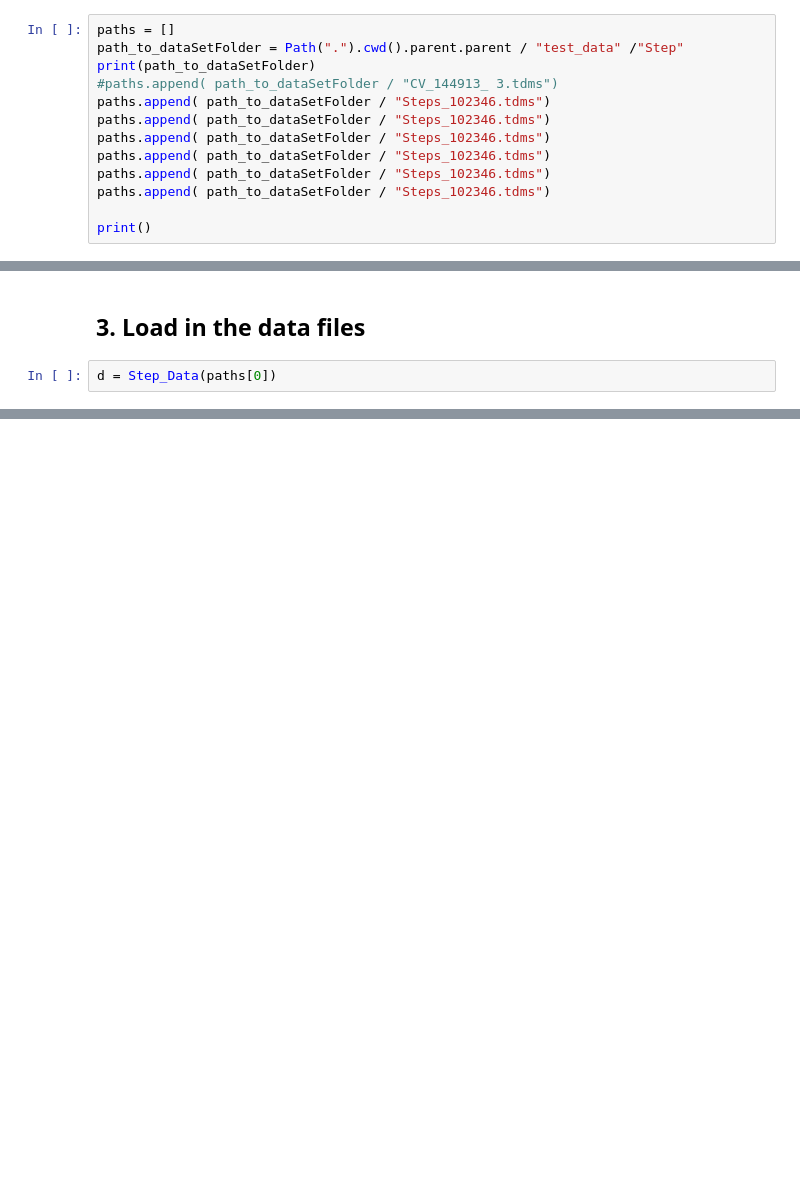
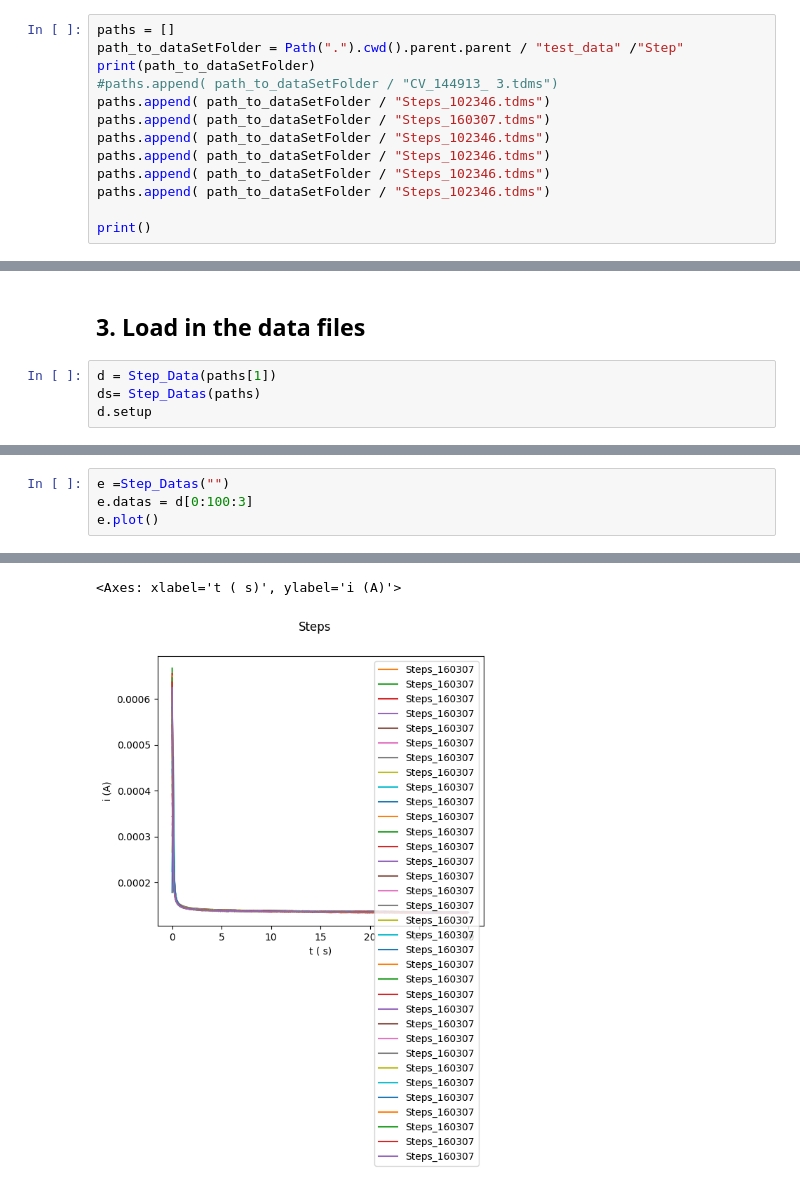
Before and after one commit to Guswib/EC4py, a Jupyter notebook: dev/Step_Data/Load_StepFiles.ipynb, the cells around one changed output, grey strips where cells are left out. Drawn from its saved outputs; the diff is of its cells as text; blank space fills up the shorter version.

Commit message:
Updating Steps

```diff
--- a/dev/Step_Data/Load_StepFiles.ipynb
+++ b/dev/Step_Data/Load_StepFiles.ipynb
@@ -14,7 +14,7 @@ path_to_dataSetFolder = Path(".").cwd().parent.parent / "test_data" /"Step"
 print(path_to_dataSetFolder)
 #paths.append( path_to_dataSetFolder / "CV_144913_ 3.tdms")
 paths.append( path_to_dataSetFolder / "Steps_102346.tdms")
-paths.append( path_to_dataSetFolder / "Steps_102346.tdms")
+paths.append( path_to_dataSetFolder / "Steps_160307.tdms")
 paths.append( path_to_dataSetFolder / "Steps_102346.tdms")
 paths.append( path_to_dataSetFolder / "Steps_102346.tdms")
 paths.append( path_to_dataSetFolder / "Steps_102346.tdms")
@@ -26,4 +24,6 @@ c:\Users\gusta\Documents\GitHub\Python\EC4py\test_data\Step
 # %% [markdown]
 ## 3. Load in the data files
 # %%
-d = Step_Data(paths[0])
+d = Step_Data(paths[1])
+ds= Step_Datas(paths)
+d.setup
@@ -33,0 +40,5 @@ b,p  = d.plot()
+# %%
+e =Step_Datas("")
+e.datas = d[0:100:3]
+e.plot()
+# %% [output]
@@ -34,3 +62,5 @@ b,p  = d.plot()
+<Axes: xlabel='t ( s)', ylabel='i (A)'>
+[figure, added]
 # %%
 print(d.setup)
 aa= d.setup_data._setup
```
Also changed, not shown: parts of 7 cells of this notebook, 9 other files.
